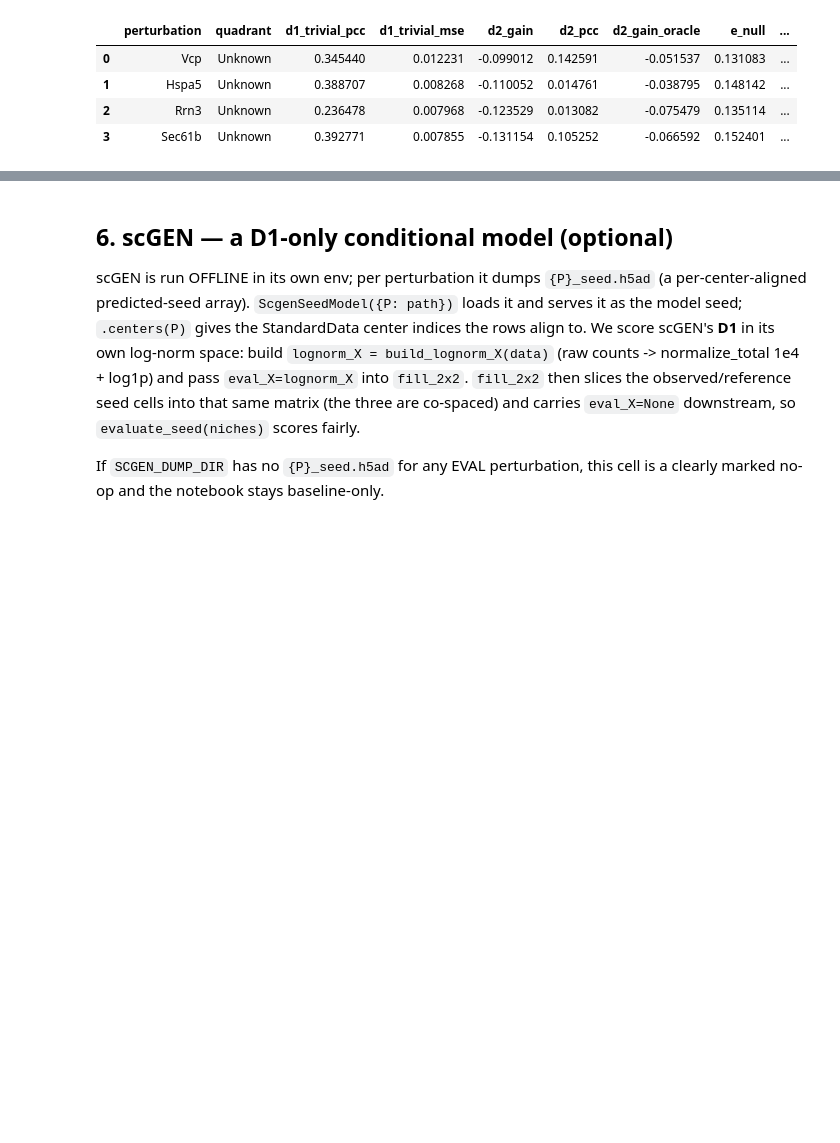
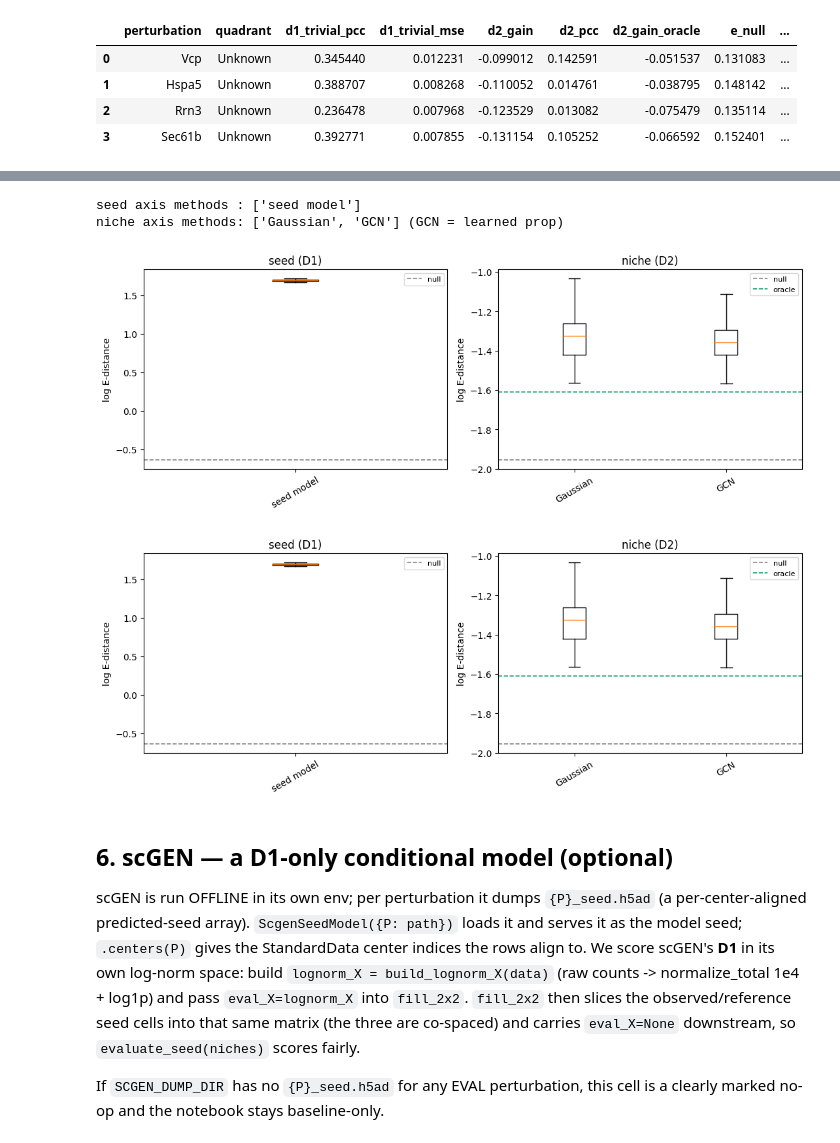
Before and after one commit to cz3900/sp-perturb-benchmark, a Jupyter notebook: notebooks/run_benchmark.executed.ipynb, the cells around one changed output, grey strips where cells are left out. Saved outputs shown, nothing was run; the diff lists cells and outputs as text; code cells hidden in the pictures; blank space fills up the shorter version.

Commit message:
notebook: executed on Saunders with §5b seed/niche box plots (GCN named)
Co-Authored-By: Claude Opus 4.8 (1M context) <noreply@anthropic.com>

```diff
--- a/notebooks/run_benchmark.executed.ipynb
+++ b/notebooks/run_benchmark.executed.ipynb
@@ -186,3 +189,16 @@ base_df
+# %%
+from spbench.plotting import plot_seed_prop, collect_seed_samples, collect_prop_samples
+fig = plot_seed_prop(res)
+fig.savefig('seed_prop_methods.png', dpi=130, bbox_inches='tight')
+_sb, _ = collect_seed_samples(res); _pb, _ = collect_prop_samples(res)
+print('seed axis methods :', list(_sb))
+print('niche axis methods:', list(_pb), '(GCN = learned prop)')
+fig
+# %% [output]
+seed axis methods : ['seed model']
+niche axis methods: ['Gaussian', 'GCN'] (GCN = learned prop)
+[figure, added]
+[figure, added]
 # %% [markdown]
 ## 6. scGEN — a D1-only conditional model (optional)
 scGEN is run OFFLINE in its own env; per perturbation it dumps `{P}_seed.h5ad` (a per-center-aligned predicted-seed array). `ScgenSeedModel({P: path})` loads it and serves it as the model seed; `.centers(P)` gives the StandardData center indices the rows align to. We score scGEN's **D1** in its own log-norm space: build `lognorm_X = build_lognorm_X(data)` (raw counts -> normalize_total 1e4 + log1p) and pass `eval_X=lognorm_X` into `fill_2x2`. `fill_2x2` then slices the observed/reference seed cells into that same matrix (the three are co-spaced) and carries `eval_X=None` downstream, so `evaluate_seed(niches)` scores fairly.
```
Also changed, not shown: parts of 1 cell of this notebook, 1 other file.
